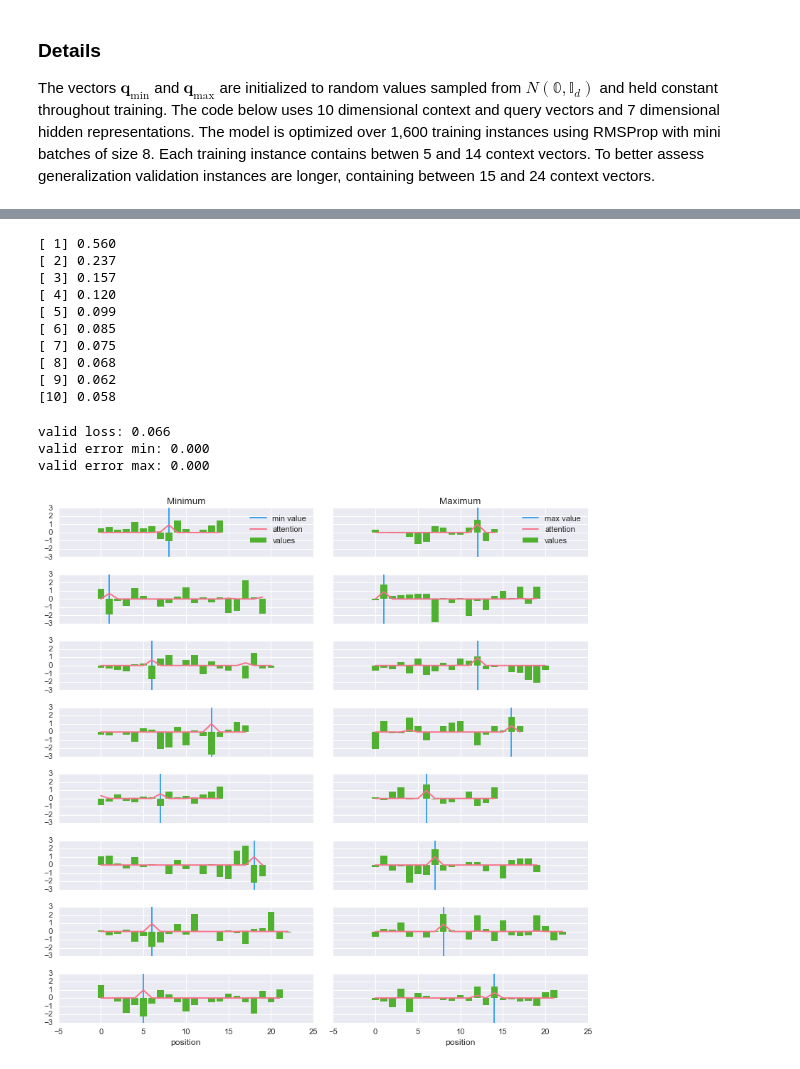
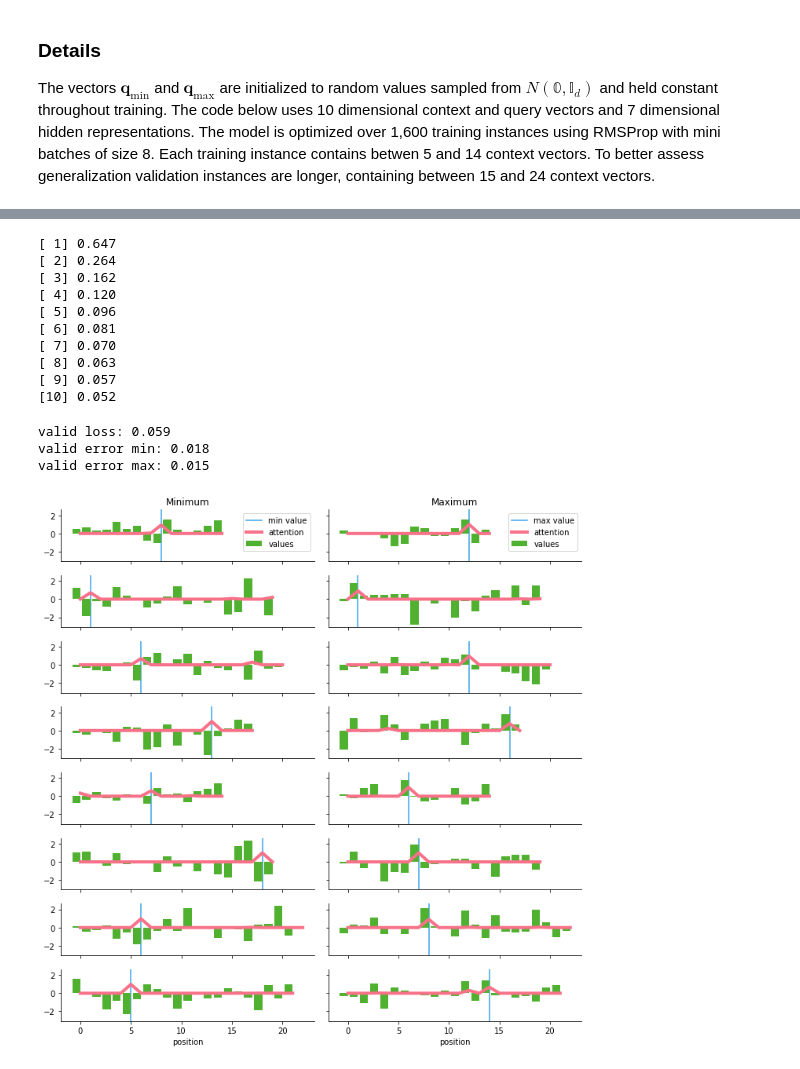
Before and after one commit to thomlake/pytorch-attention, a Jupyter notebook: examples/Pointer-Network-Argmin-Argmax.ipynb, the cells around one changed output, grey strips where cells are left out. Saved outputs shown, nothing was run; the diff lists cells and outputs as text; code cells hidden in the pictures.

```diff
--- a/examples/Pointer-Network-Argmin-Argmax.ipynb
+++ b/examples/Pointer-Network-Argmin-Argmax.ipynb
@@ -81,7 +77,7 @@ class Data(object):
         for i in range(n):
             lengths = np.random.randint(min_length, max_length + 1, m)
             context = np.zeros((m, lengths.max(), Data.dim), dtype=np.float32)
-            target = np.zeros((m, 2, Data.dim))
+            target = np.zeros((m, 2, Data.dim), dtype=np.float32)
             target_indices = []
 
             for j, length in enumerate(lengths):
@@ -95,15 +91,15 @@ class Data(object):
                 target[j,1] = target_max
                 target_indices.append((k_min, k_max))
 
-            query = FloatTensor(np.tile(Data.query, (m, 1, 1)))
-            context = FloatTensor(context)
-            target = FloatTensor(target)
+            query = torch.from_numpy(np.tile(Data.query, (m, 1, 1)))
+            context = torch.from_numpy(context)
+            target = torch.from_numpy(target)
             minibatches.append((query, context, target, lengths, target_indices))
         return minibatches
 # %%
 class PointerNet(Module):
     def __init__(self, n_hidden):
-        super(PointerNet, self).__init__()
+        super().__init__()
         self.n_hidden = n_hidden
         self.f = Linear(Data.dim, n_hidden)
         self.g = Linear(Data.dim, n_hidden)
@@ -146,35 +142,37 @@ while epoch < max_epochs:
     sum_loss = 0
     for query, context, target, lengths, target_indices in train_batches:
         net.zero_grad()
-        output = net(Variable(query), Variable(context), lengths=lengths)
-        loss = mse(output, Variable(target))
+        output = net(query, context, lengths=lengths)
+        loss = mse(output, target)
         loss.backward()
         opt.step()
-        sum_loss += loss.data[0]
+        sum_loss += loss.item()
     epoch += 1
     print('[{:2d}] {:5.3f}'.format(epoch, sum_loss / n_train))
 # %% [output]
-[ 1] 0.560
-[ 2] 0.237
-[ 3] 0.157
+[ 1] 0.647
+[ 2] 0.264
+[ 3] 0.162
 [ 4] 0.120
-[ 5] 0.099
-[ 6] 0.085
-[ 7] 0.075
-[ 8] 0.068
-[ 9] 0.062
-[10] 0.058
+[ 5] 0.096
+[ 6] 0.081
+[ 7] 0.070
+[ 8] 0.063
+[ 9] 0.057
+[10] 0.052
 # %%
 sum_loss = 0
 sum_error_min = 0
 sum_error_max = 0
+
 for query, context, target, lengths, target_indices in valid_batches:
-    weight, output = net(Volatile(query), Volatile(context), lengths=lengths, return_weight=True)
+    with torch.no_grad():
+        weight, output = net(query, context, lengths=lengths, return_weight=True)
+        loss = mse(output, target)
 
-    loss = mse(output, Volatile(target))
-    sum_loss += loss.data[0]
+    sum_loss += loss.item()
+    weight = weight.data.numpy()
 
-    weight = weight.data.numpy()
     for i, (i_min_true, i_max_true) in enumerate(target_indices):
         w_min, w_max = weight[i]
         i_min_pred = w_min.argmax()
@@ -186,40 +184,45 @@ print('valid loss: {:5.3f}'.format(sum_loss / n_valid))
 print('valid error min: {:5.3f}'.format(sum_error_min / (n_valid * batch_size)))
 print('valid error max: {:5.3f}'.format(sum_error_max / (n_valid * batch_size)))
 # %% [output]
-valid loss: 0.066
-valid error min: 0.000
-valid error max: 0.000
+valid loss: 0.059
+valid error min: 0.018
+valid error max: 0.015
 # %%
 query, context, target, lengths, target_indices = valid_batches[0]
-weight, output = net(Volatile(query), Volatile(context), lengths=lengths, return_weight=True)
+
+with torch.no_grad():
+    weight, output = net(query, context, lengths=lengths, return_weight=True)
+
 context = context.numpy()
 weight = weight.data.numpy()
 
 colors = sns.color_palette('husl', 3)
+
 fig, axs = plt.subplots(batch_size, 2, figsize=(10, 10), sharex=True, sharey=True)
+sns.despine(fig=fig)
 axs_min, axs_max = axs[:,0], axs[:,1]
 
 for i, (i_min, i_max) in enumerate(target_indices):
     length = lengths[i]
     w_min, w_max = weight[i]
     c_min = [context[i,j,Data.min_position] for j in range(length)]
     c_max = [context[i,j,Data.max_position] for j in range(length)]
 
     axs_min[i].axvline(i_min, zorder=1, color=colors[2], label='min value')
     axs_min[i].bar(np.arange(length) - 0.4, c_min, zorder=2, color=colors[1], lw=0, label='values')
-    axs_min[i].plot(np.arange(length), w_min[:length], zorder=3, color=colors[0], label='attention')
+    axs_min[i].plot(np.arange(length), w_min[:length], zorder=3, color=colors[0], lw=4, label='attention')
 
     axs_max[i].axvline(i_max, zorder=1, color=colors[2], label='max value')
     axs_max[i].bar(np.arange(length) - 0.4, c_max, zorder=2, color=colors[1], lw=0, label='values')
-    axs_max[i].plot(np.arange(length), w_max[:length], zorder=3, color=colors[0], label='attention')
+    axs_max[i].plot(np.arange(length), w_max[:length], zorder=3, color=colors[0], lw=4, label='attention')
 
 axs_min[0].set_title('Minimum')
 axs_max[0].set_title('Maximum')
 axs_max[0].legend(loc='best')
 axs_min[0].legend(loc='best')
 axs_max[0].legend(loc='best')
 axs_min[-1].set_xlabel('position')
 axs_max[-1].set_xlabel('position')
 plt.tight_layout()
 # %% [output]
-[figure, old version]
+[figure, new version]
```
Also changed, not shown: parts of 1 cell of this notebook, 4 other files.
